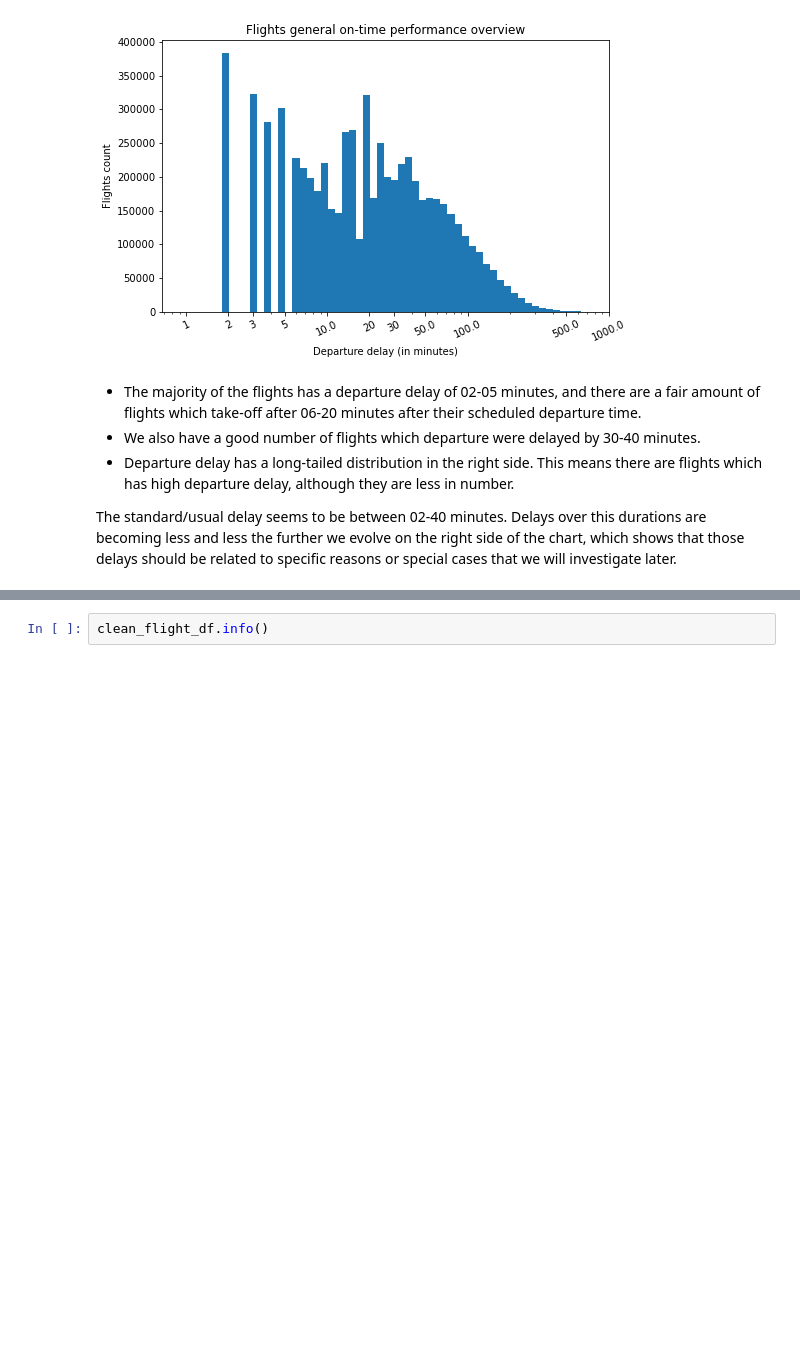
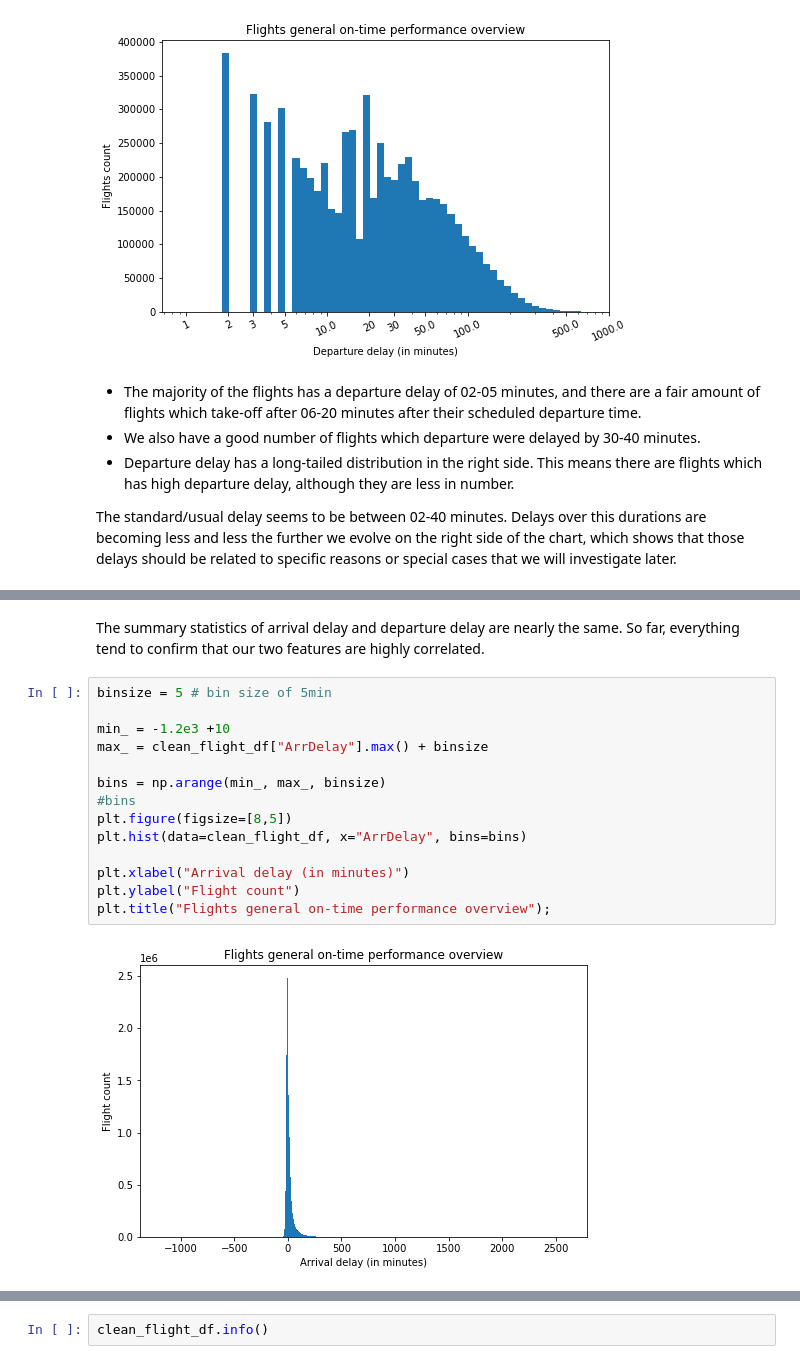
Before and after one commit to patricetg/udacity-data-analyst-project3, a Jupyter notebook: Part_I_exploration.ipynb, the cells around one changed output, grey strips where cells are left out. Drawn from its saved outputs; the diff is of its cells as text; blank space fills up the shorter version.

```diff
--- a/Part_I_exploration.ipynb
+++ b/Part_I_exploration.ipynb
@@ -1105,0 +1134,18 @@ The standard/usual delay seems to be between 02-40 minutes. Delays over this dur
+# %% [markdown]
+The summary statistics of arrival delay and departure delay are nearly the same. So far, everything tend to confirm that our two features are highly correlated.
+# %%
+binsize = 5 # bin size of 5min
+
+min_ = -1.2e3 +10
+max_ = clean_flight_df["ArrDelay"].max() + binsize
+
+bins = np.arange(min_, max_, binsize)
+#bins
+plt.figure(figsize=[8,5])
+plt.hist(data=clean_flight_df, x="ArrDelay", bins=bins)
+
+plt.xlabel("Arrival delay (in minutes)")
+plt.ylabel("Flight count")
+plt.title("Flights general on-time performance overview");
+# %% [output]
+[figure, added]
```
Also changed, not shown: parts of 50 cells of this notebook.
